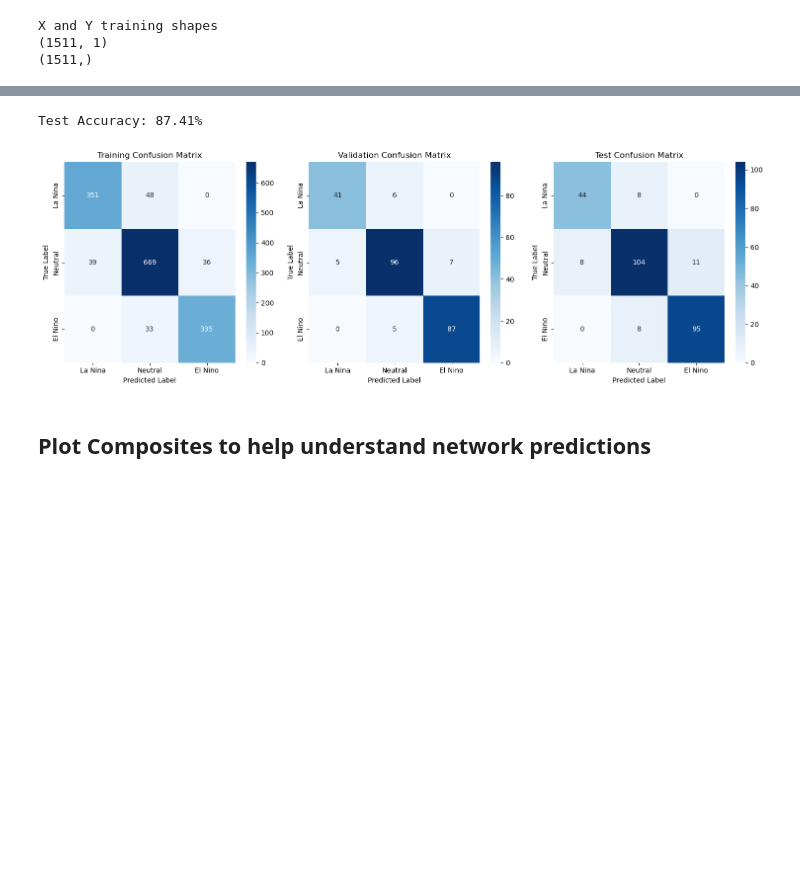
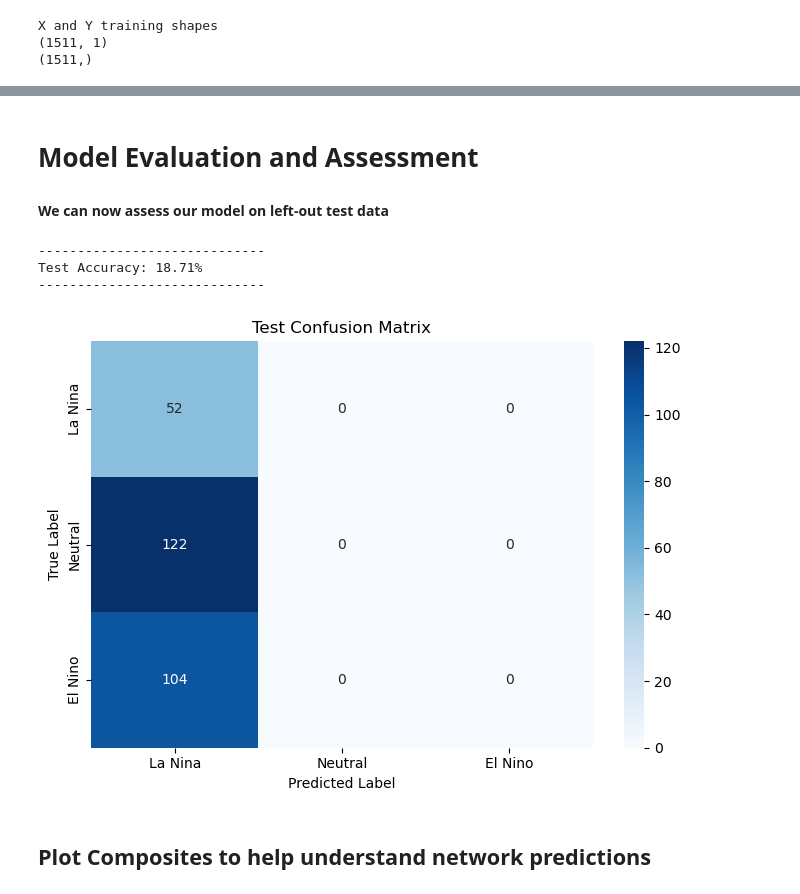
Before and after one commit to eabarnes1010/ml_tutorial_ncat, a Jupyter notebook: code/Predict_ENSO_classification_w_lead.ipynb, the cells around one changed output, grey strips where cells are left out. Cells and saved outputs as stored; diff of their text form; code cells hidden in the pictures; blank space fills up the shorter version.

Commit message:
update headers and activation function

```diff
--- a/code/Predict_ENSO_classification_w_lead.ipynb
+++ b/code/Predict_ENSO_classification_w_lead.ipynb
@@ -347,9 +384,9 @@ X and Y training shapes
 # %%
 hiddens = [12, 12]  # Hidden layers: Two layers with 12 nodes each
 ridgepen = 1  # L2 regularization (Ridge penalty)
-lr = 1e-3  # Learning rate for the optimizer
-n_epochs = 250  # Number of epochs to train the model
+lr = 10  # Learning rate for the optimizer
+n_epochs = 100  # Number of epochs to train the model
 batch_size = 32  # Batch size for training
-# activation = nn.ReLU()  # relu activitation function included in classifier below
+act_fun = torch.relu # Alternatively, use torch.sigmoid, torch.tanh, etc.
 output_nodes = 3  # Number of output nodes (three-class for ENSO)
 input_size = X_train_np.shape[1]
@@ -513,3 +617,7 @@ plt.show()
+# %% [markdown]
+# Model Evaluation and Assessment
+
+#### We can now assess our model on left-out test data
 # %%
 #  We want to retain the original indices of the test data for extracting predictions for composites
 
@@ -555,89 +663,42 @@ correct_times = Y_test.time[correct_predictions_indices]
 
 # Calculate test accuracy
 test_accuracy = correct / total
+print("-----------------------------")
 print(f"Test Accuracy: {test_accuracy:.2%}")  # Print as percentage
+print("-----------------------------")
 # %% [output]
-Test Accuracy: 87.41%
+-----------------------------
+Test Accuracy: 18.71%
+-----------------------------
 # %%
-# Function to compute predictions and confusion matrix
-def get_confusion_matrix(loader, model):
-    all_preds = []
-    all_labels = []
-    model.eval()
-    with torch.no_grad():
-        for inputs, labels in loader:
-            outputs = model(inputs)
-            _, preds = torch.max(outputs, 1)
-            all_preds.append(preds.cpu().numpy())
-            all_labels.append(labels.cpu().numpy())
-
-    # Concatenate all predictions and labels
-    all_preds = np.concatenate(all_preds)
-    all_labels = np.concatenate(all_labels)
-
-    # Compute confusion matrix
-    return confusion_matrix(all_labels, all_preds)
-
-
-# Generate confusion matrices for training, validation, and test sets
-train_confusion_matrix = get_confusion_matrix(train_loader, model)
-val_confusion_matrix = get_confusion_matrix(val_loader, model)
 test_confusion_matrix = get_confusion_matrix(test_loader, model)
 
 # Plot confusion matrices side by side
-fig, axs = plt.subplots(1, 3, figsize=(15, 5))
+fig, axs = plt.subplots(1, 1, figsize=(7, 5))
 
 # Define class labels
 class_names = ["La Nina", "Neutral", "El Nino"]
-
-# Plot for training confusion matrix
-sns.heatmap(
-    train_confusion_matrix,
-    annot=True,
-    fmt="d",
-    cmap="Blues",
-    xticklabels=class_names,
-    yticklabels=class_names,
-    ax=axs[0],
-)
-axs[0].set_title("Training Confusion Matrix")
-axs[0].set_xlabel("Predicted Label")
-axs[0].set_ylabel("True Label")
-
-# Plot for validation confusion matrix
-sns.heatmap(
-    val_confusion_matrix,
-    annot=True,
-    fmt="d",
-    cmap="Blues",
-    xticklabels=class_names,
-    yticklabels=class_names,
-    ax=axs[1],
-)
-axs[1].set_title("Validation Confusion Matrix")
-axs[1].set_xlabel("Predicted Label")
-axs[1].set_ylabel("True Label")
 
 # Plot for test confusion matrix
 sns.heatmap(
     test_confusion_matrix,
     annot=True,
     fmt="d",
     cmap="Blues",
     xticklabels=class_names,
     yticklabels=class_names,
-    ax=axs[2],
+    ax=axs,
 )
-axs[2].set_title("Test Confusion Matrix")
-axs[2].set_xlabel("Predicted Label")
-axs[2].set_ylabel("True Label")
+axs.set_title("Test Confusion Matrix")
+axs.set_xlabel("Predicted Label")
+axs.set_ylabel("True Label")
 
 # Display the plot
 plt.tight_layout()
 plt.show()
 # plt.savefig(f"../figs/confusion_matrices_{exp_name}.png", dpi=300)
 # %% [output]
-[figure, old version]
+[figure, new version]
 # %% [markdown]
 ## Plot Composites to help understand network predictions
 # %%
```
Also changed, not shown: parts of 34 cells of this notebook.
